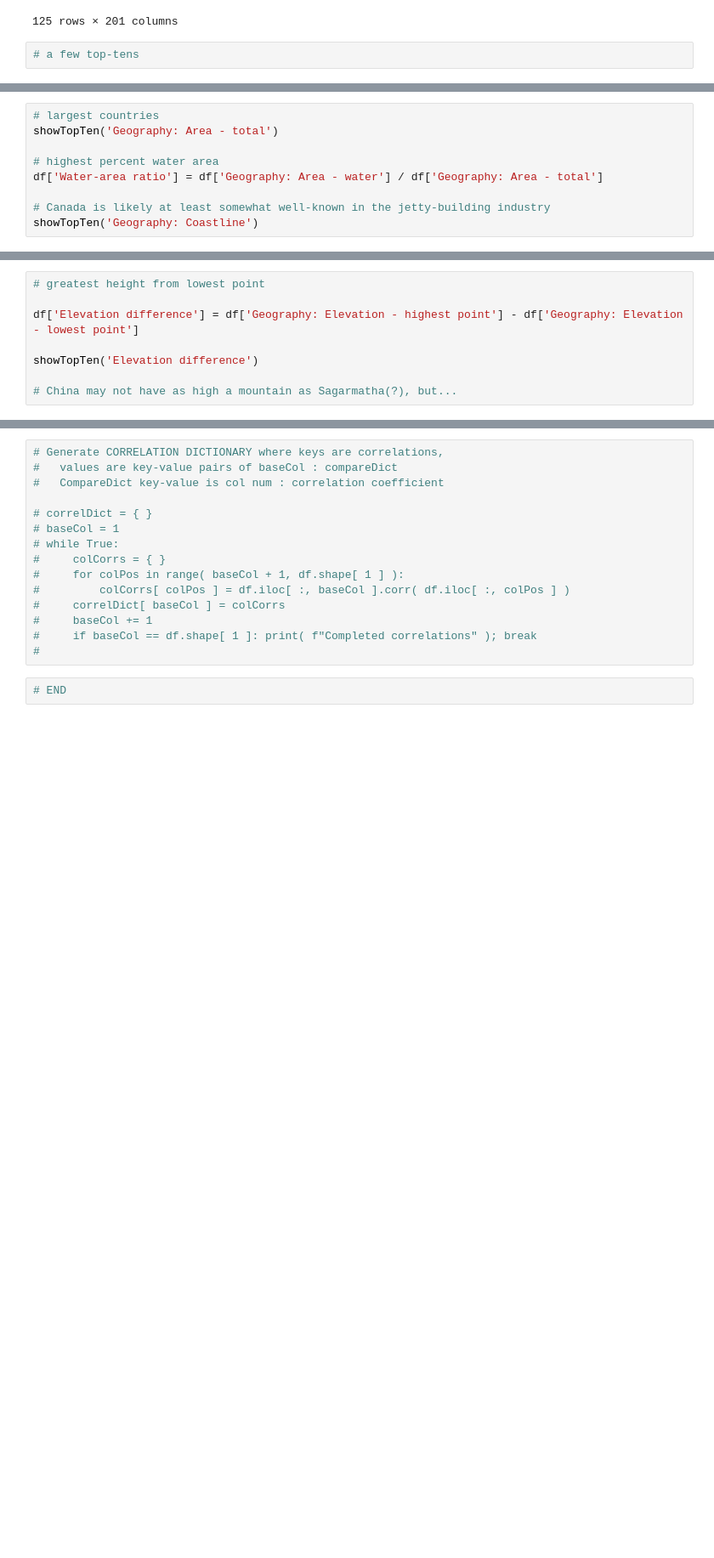
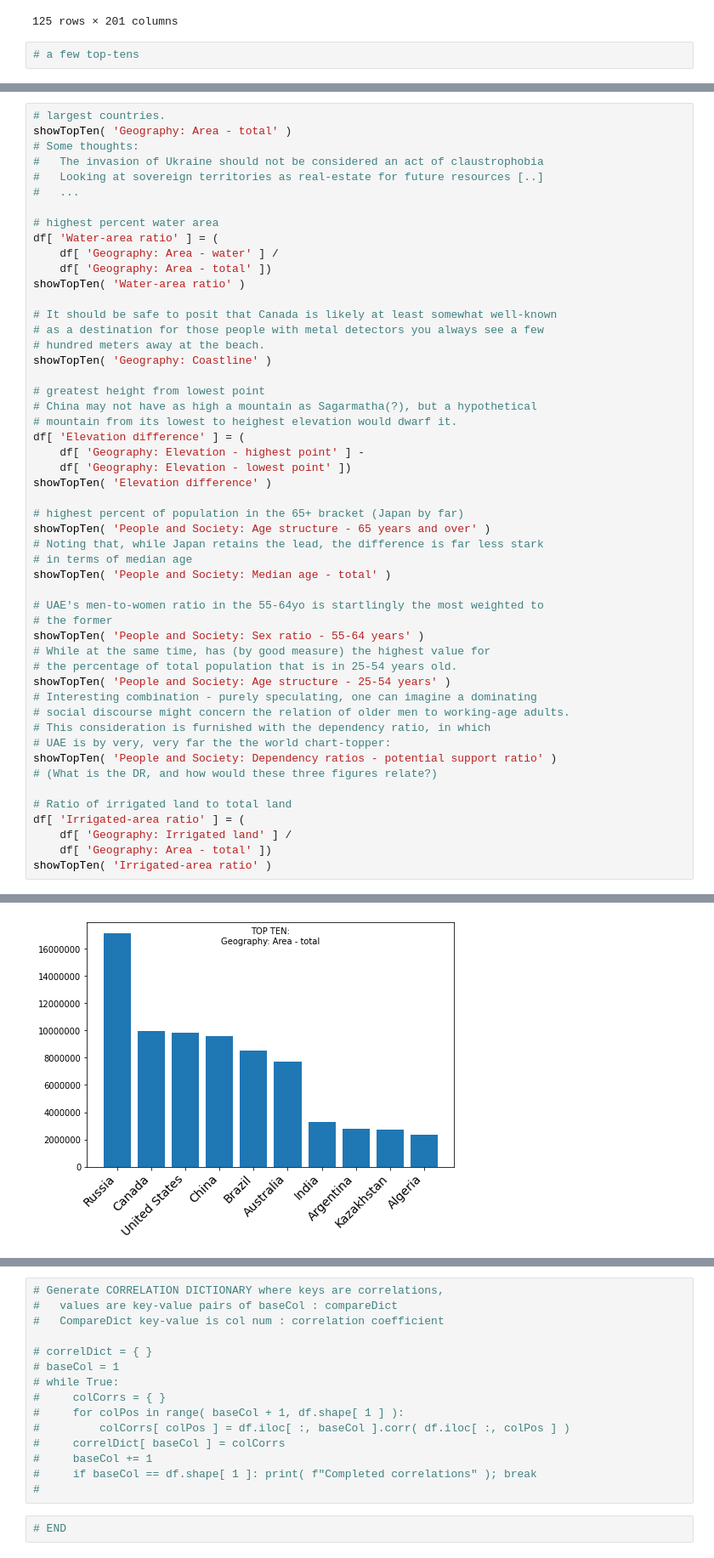
Before and after one commit to romstroller/ciaFactbook, a Jupyter notebook: ciaFBtest.ipynb, the cells around one changed output, grey strips where cells are left out. Shown: that part at 85% size. Drawn from its saved outputs; the diff is of its cells as text; blank space fills up the shorter version.

```diff
--- a/ciaFBtest.ipynb
+++ b/ciaFBtest.ipynb
@@ -457,10 +455 @@ def showTopTen(featName, native=True):
     plt.show()
-# %%
-# largest countries
-showTopTen('Geography: Area - total')
-
-# highest percent water area
-df['Water-area ratio'] = df['Geography: Area - water'] / df['Geography: Area - total']
-
-# Canada is likely at least somewhat well-known in the jetty-building industry
-showTopTen('Geography: Coastline')
@@ -472,8 +455,0 @@ Elevation difference
-# %%
-# greatest height from lowest point
-
-df['Elevation difference'] = df['Geography: Elevation - highest point'] - df['Geography: Elevation - lowest point']
-
-showTopTen('Elevation difference')
-
-# China may not have as high a mountain as Sagarmatha(?), but...
@@ -500,0 +456,52 @@ Elevation difference
+# %%
+# largest countries.
+showTopTen( 'Geography: Area - total' )
+# Some thoughts:
+#   The invasion of Ukraine should not be considered an act of claustrophobia
+#   Looking at sovereign territories as real-estate for future resources [..]
+#   ...
+
+# highest percent water area
+df[ 'Water-area ratio' ] = (
+    df[ 'Geography: Area - water' ] /
+    df[ 'Geography: Area - total' ])
+showTopTen( 'Water-area ratio' )
+
+# It should be safe to posit that Canada is likely at least somewhat well-known
+# as a destination for those people with metal detectors you always see a few
+# hundred meters away at the beach.
+showTopTen( 'Geography: Coastline' )
+
+# greatest height from lowest point
+# China may not have as high a mountain as Sagarmatha(?), but a hypothetical
+# mountain from its lowest to heighest elevation would dwarf it.
+df[ 'Elevation difference' ] = (
+    df[ 'Geography: Elevation - highest point' ] -
+    df[ 'Geography: Elevation - lowest point' ])
+showTopTen( 'Elevation difference' )
+
+# highest percent of population in the 65+ bracket (Japan by far)
+showTopTen( 'People and Society: Age structure - 65 years and over' )
+# Noting that, while Japan retains the lead, the difference is far less stark
+# in terms of median age
+showTopTen( 'People and Society: Median age - total' )
+
+# UAE's men-to-women ratio in the 55-64yo is startlingly the most weighted to
+# the former
+showTopTen( 'People and Society: Sex ratio - 55-64 years' )
+# While at the same time, has (by good measure) the highest value for
+# the percentage of total population that is in 25-54 years old.
+showTopTen( 'People and Society: Age structure - 25-54 years' )
+# Interesting combination - purely speculating, one can imagine a dominating
+# social discourse might concern the relation of older men to working-age adults.
+# This consideration is furnished with the dependency ratio, in which
+# UAE is by very, very far the the world chart-topper:
+showTopTen( 'People and Society: Dependency ratios - potential support ratio' )
+# (What is the DR, and how would these three figures relate?)
+
+# Ratio of irrigated land to total land
+df[ 'Irrigated-area ratio' ] = (
+    df[ 'Geography: Irrigated land' ] /
+    df[ 'Geography: Area - total' ])
+showTopTen( 'Irrigated-area ratio' )
+# %% [output]
@@ -500,0 +509 @@ Elevation difference
+[figure, added]
```
Also changed, not shown: parts of 10 cells of this notebook.
